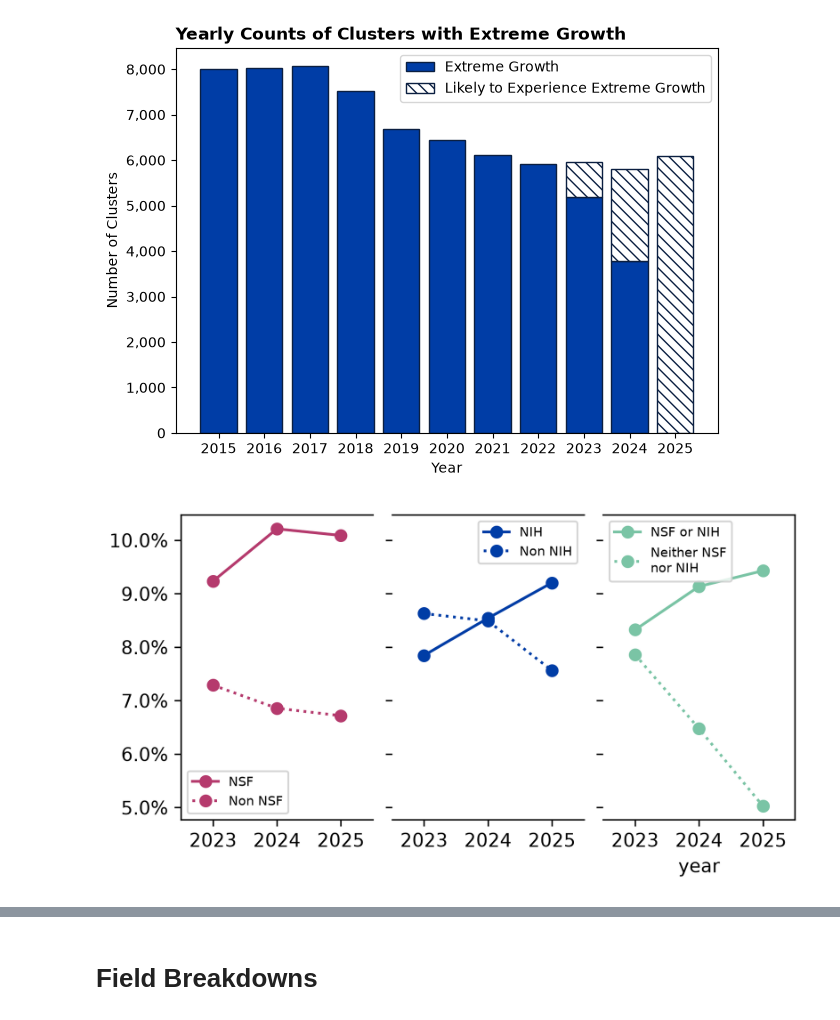
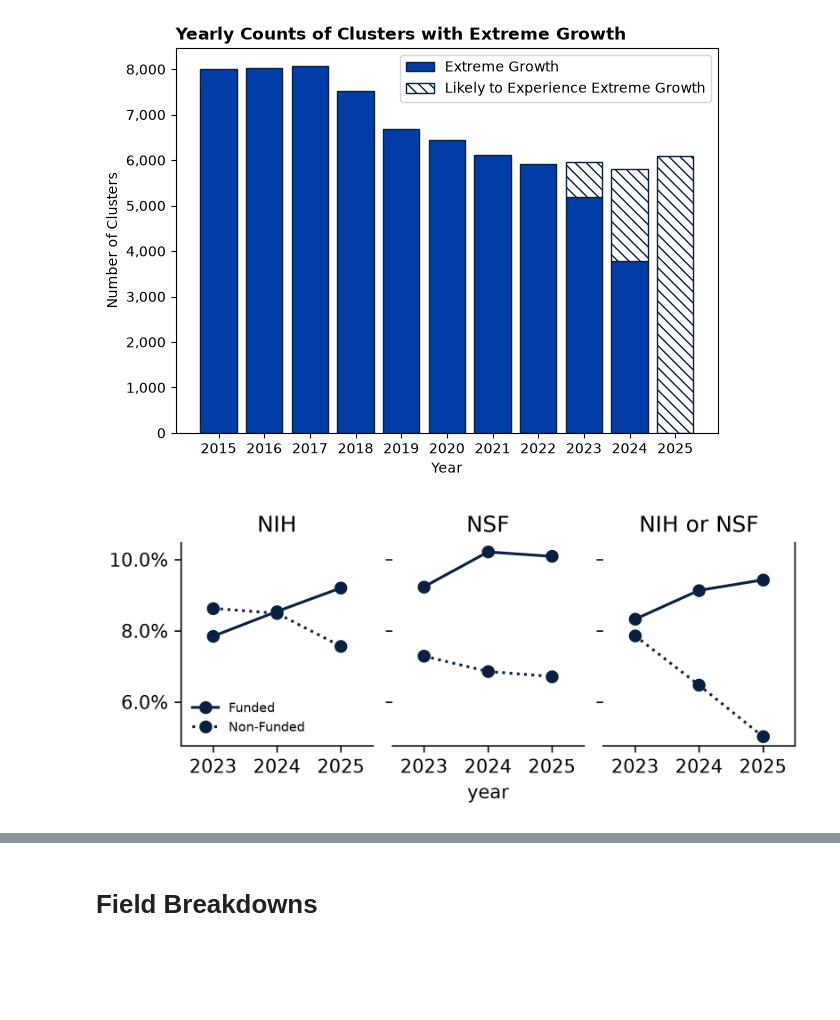
Before and after one commit to georgetown-cset/research_cluster_extreme_growth_classifier, a Jupyter notebook: scripts/Figure Plotting.ipynb, the cells around one changed output, grey strips where cells are left out. Cells and saved outputs as stored; diff of their text form; code cells hidden in the pictures; blank space fills up the shorter version.

```diff
--- a/scripts/Figure Plotting.ipynb
+++ b/scripts/Figure Plotting.ipynb
@@ -853,43 +853,44 @@ funding_eg_pred_trend = pd.DataFrame(funding_eg_pred_trend)
 # %%
 # Complete Data
 
-fig, axs = plt.subplots(figsize=(6,3), ncols=3, sharey = True, sharex = True, dpi=300)
+fig, axs = plt.subplots(figsize=(6,2), ncols=3, sharey = True, sharex = True, dpi=300)
 plt.subplots_adjust(wspace=0.1)
 
 x = funding_eg_pred_trend['forecast_year']
-axs[0].plot(x, funding_eg_pred_trend['frac_nsf_eg'], c = cset_colors[2], marker='o',
-         label='NSF')
-axs[0].plot(x, funding_eg_pred_trend['frac_nonnsf_eg'], c = cset_colors[2], linestyle = ':', marker='o',
-         label='Non NSF')
-axs[1].plot(x, funding_eg_pred_trend['frac_nih_eg'], c = cset_colors[1],  marker='o',
-         label='NIH')
-axs[1].plot(x, funding_eg_pred_trend['frac_nonnih_eg'], c = cset_colors[1], linestyle = ':', marker='o',
-         label='Non NIH')
-axs[2].plot(x, funding_eg_pred_trend['frac_nsfnih_eg'], c = cset_colors[3],  marker='o',
-         label='NSF or NIH')
-axs[2].plot(x, funding_eg_pred_trend['frac_nonnsfnih_eg'], c = cset_colors[3], linestyle = ':', marker='o',
-         label='Neither NSF\nnor NIH')
+axs[1].set_title('NSF')
+axs[1].plot(x, funding_eg_pred_trend['frac_nsf_eg'], c = cset_colors[0], marker='o',
+         label='Funded')
+axs[1].plot(x, funding_eg_pred_trend['frac_nonnsf_eg'], c = cset_colors[0], linestyle = ':', marker='o',
+         label='Non-Funded')
+axs[0].set_title('NIH')
+axs[0].plot(x, funding_eg_pred_trend['frac_nih_eg'], c = cset_colors[0],  marker='o',
+         label='Funded')
+axs[0].plot(x, funding_eg_pred_trend['frac_nonnih_eg'], c = cset_colors[0], linestyle = ':', marker='o',
+         label='Non-Funded')
+axs[2].set_title('NIH or NSF')
+axs[2].plot(x, funding_eg_pred_trend['frac_nsfnih_eg'], c = cset_colors[0],  marker='o',
+         label='Funded')
+axs[2].plot(x, funding_eg_pred_trend['frac_nonnsfnih_eg'], c = cset_colors[0], linestyle = ':', marker='o',
+         label='Non-Funded')
 
 axs[0].yaxis.set_major_formatter(mtick.PercentFormatter(xmax=1))
 
 #axs[0].set_title('Percent of Research Clusters with Predicted\nExtreme Growth in Subsequent 3-Year Period', weight='bold', loc='left')
-axs[2].set_xlabel('year')
-axs[0].legend(fontsize=7)
-axs[1].legend(fontsize=7)
-axs[2].legend(fontsize=7)
-axs[0].spines['right'].set_visible(False)
-axs[1].spines[['right','left']].set_visible(False)
-axs[2].spines['left'].set_visible(False)
+axs[1].set_xlabel('year')
+axs[0].legend(fontsize=7, frameon=False, loc='lower left')
+axs[0].spines[['right','top']].set_visible(False)
+axs[1].spines[['right','left','top']].set_visible(False)
+axs[2].spines[['left','top']].set_visible(False)
 
 axs[0].set_xlim([2022.5,2025.5])
 axs[0].set_xticks([2023,2024,2025])
 
 plt.savefig('../figures/yearly_extreme_growth_pred.png', transparent=True, bbox_inches='tight')
 plt.savefig('../figures/yearly_extreme_growth_pred.pdf', bbox_inches='tight')
 
 plt.show()
 # %% [output]
-[figure, old version]
+[figure, new version]
 # %%
 # Complete Data
 
```
Also changed, not shown: parts of 7 cells of this notebook, 10 other files.
